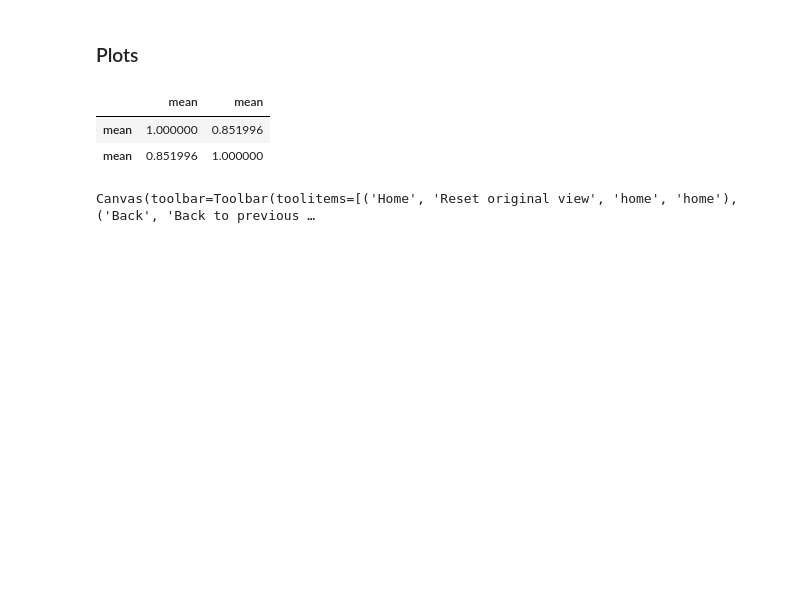
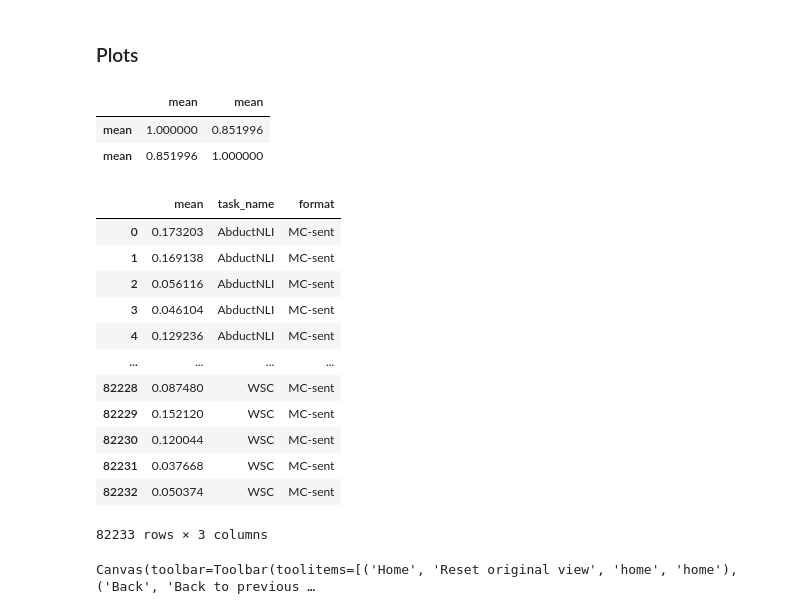
Before and after one commit to nyu-mll/nlu-test-sets, a Jupyter notebook: irt_scripts/follow_up.ipynb, the cells around one changed output. Cells and saved outputs as stored; diff of their text form; code cells hidden in the pictures; blank space fills up the shorter version.

```diff
--- a/irt_scripts/follow_up.ipynb
+++ b/irt_scripts/follow_up.ipynb
@@ -1016,6 +926,22 @@ leh_bert_combined.corr()
 # %%
 leh_scores_plot_bert = pd.concat([leh_scores_plot_bert, task_name_format], axis=1)
 leh_scores_plot_bert_trimmed = pd.concat([leh_scores_plot_bert_trimmed, task_name_format], axis=1)
+# %%
+leh_scores_plot_bert
+# %% [output]
+|  | mean | task_name | format |
+| 0 | 0.173203 | AbductNLI | MC-sent |
+| 1 | 0.169138 | AbductNLI | MC-sent |
+| 2 | 0.056116 | AbductNLI | MC-sent |
+| 3 | 0.046104 | AbductNLI | MC-sent |
+| 4 | 0.129236 | AbductNLI | MC-sent |
+| ... | ... | ... | ... |
+| 82228 | 0.087480 | WSC | MC-sent |
+| 82229 | 0.152120 | WSC | MC-sent |
+| 82230 | 0.120044 | WSC | MC-sent |
+| 82231 | 0.037668 | WSC | MC-sent |
+| 82232 | 0.050374 | WSC | MC-sent |
+82233 rows × 3 columns
 # %%
 f = plot_box(
     leh_scores_plot_bert,
```
Also changed, not shown: parts of 21 cells of this notebook, 1 other file.
